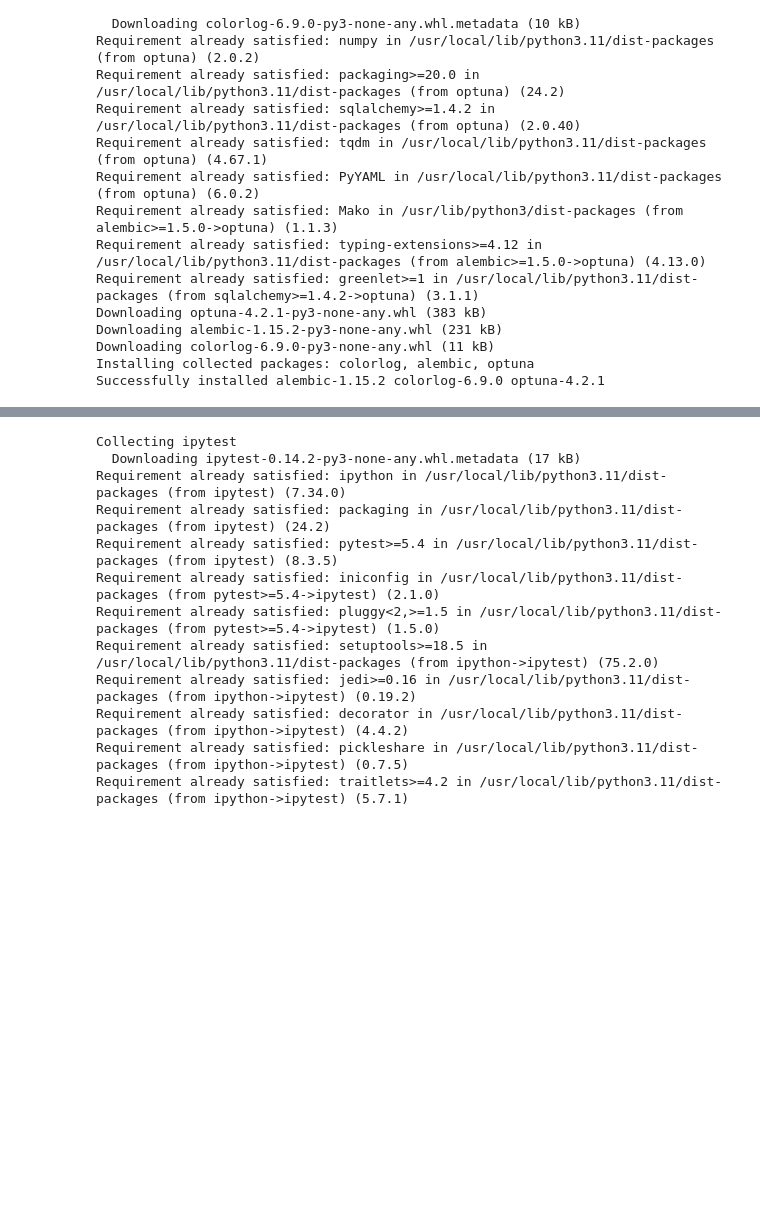
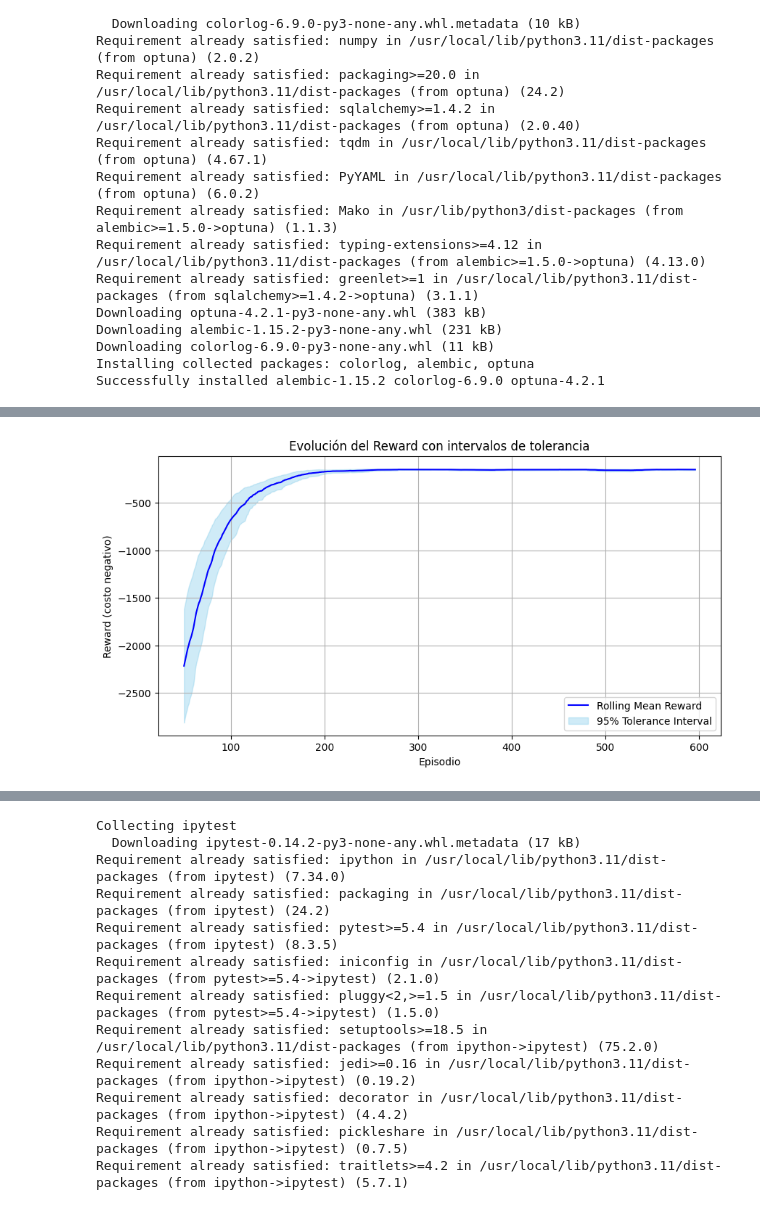
Before and after one commit to ibonsotoa/Microgrid, a Jupyter notebook: ReinforcementLearning/Testing/PPO_Code&Testing.ipynb, the cells around one changed output, grey strips where cells are left out. Drawn from its saved outputs; the diff is of its cells as text; code cells hidden in the pictures; blank space fills up the shorter version.

```diff
--- a/ReinforcementLearning/Testing/PPO_Code&Testing.ipynb
+++ b/ReinforcementLearning/Testing/PPO_Code&Testing.ipynb
@@ -541,3 +583,41 @@ Recompensa total del episodio evaluado con PPO: -146.77412390930058
+# %%
+def compute_tolerance_intervals(data, tolerance=0.95):
+    """Compute tolerance intervals for a given dataset."""
+    a = 1.0 * np.array(data)
+    n = len(a)
+    m = np.mean(a)
+    s = np.std(a, ddof=1)  # Use sample standard deviation
+    k = np.sqrt( (n - 1) / scipy.stats.chi2.ppf((1 + tolerance)/2, n - 1))
+    return m, m - k * s, m + k*s
+
+
+rolling_window = 50
+
+rewards = log_df['r']
+rolling_mean = rewards.rolling(window=rolling_window).mean()
+
+tolerance_intervals = []
+for i in range(rolling_window, len(rewards)):
+    window = rewards[i - rolling_window:i]
+    m, lower, upper = compute_tolerance_intervals(window)
+    tolerance_intervals.append((m, lower, upper))
+
+rolling_means = [m for m, _, _ in tolerance_intervals]
+lower_bounds = [lower for _, lower, _ in tolerance_intervals]
+upper_bounds = [upper for _, _, upper in tolerance_intervals]
+x_values = range(rolling_window, len(rewards))
+
+plt.figure(figsize=(10, 5))
+plt.plot(x_values, rolling_means, label='Rolling Mean Reward', color="blue")
+plt.fill_between(x_values, lower_bounds, upper_bounds, color='skyblue', alpha=0.4, label='95% Tolerance Interval')
+plt.xlabel("Episodio")
+plt.ylabel("Reward (costo negativo)")
+plt.title("Evolución del Reward con intervalos de tolerancia")
+plt.legend()
+plt.grid()
+plt.show()
+# %% [output]
+[figure, added]
 # %%
 archivo_subido = files.upload()
 
```
Also changed, not shown: parts of 12 cells of this notebook, 23 other files.
